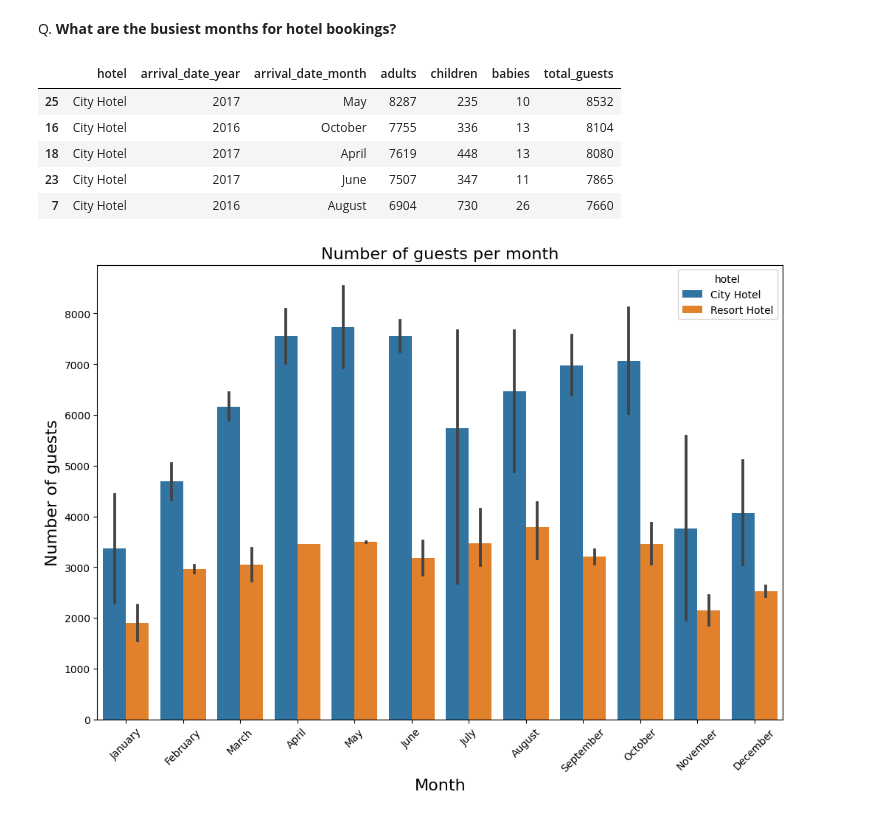
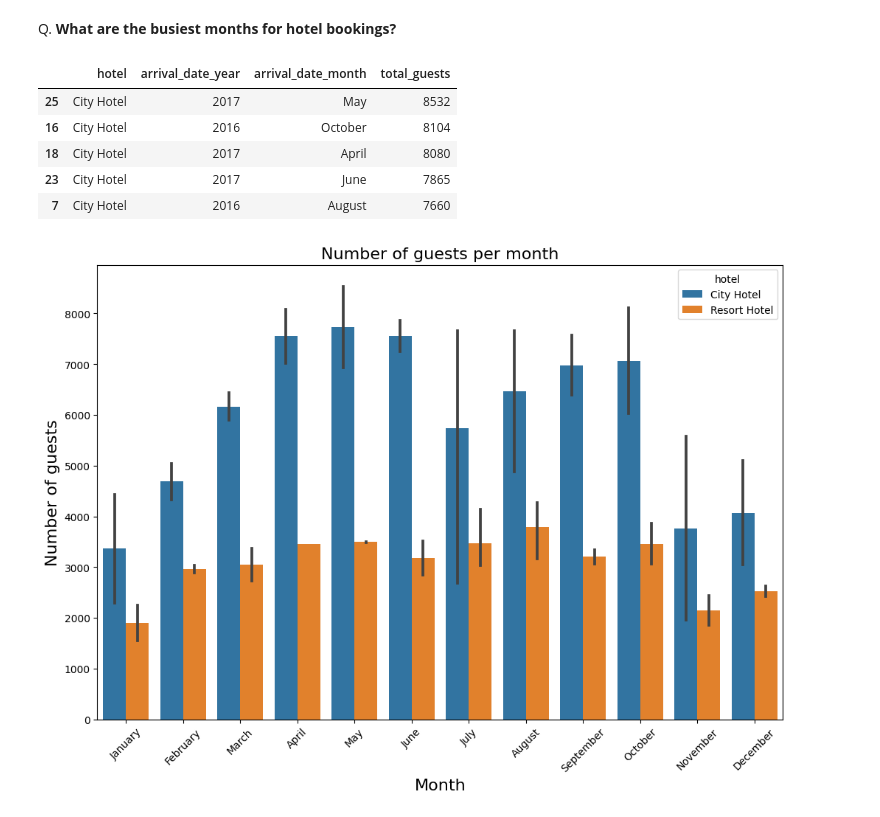
Before and after one commit to Chirag529/Hotel_EDA, a Jupyter notebook: main.ipynb, the cells around one changed output. Saved outputs shown, nothing was run; the diff lists cells and outputs as text; code cells hidden in the pictures.

Commit message:
busiest month for hotel booking code

```diff
--- a/main.ipynb
+++ b/main.ipynb
@@ -499,32 +499,31 @@ plt.show()
 As we can observe, Couple (or 2 adults) is the most popular accommodation type.
 # %% [markdown]
 Q. **What are the busiest months for hotel bookings?**
-# %%
-# Let's find out the busiest month for hotel and also find out the number of guests in each month
-# Create a new dataframe with the required columns
-guests_per_month = df[['hotel', 'arrival_date_month',
-                       'arrival_date_year', 'adults', 'children', 'babies']].copy()
-
-# Create a new column for total guests
-guests_per_month['total_guests'] = guests_per_month['adults'] + \
-    guests_per_month['children'] + guests_per_month['babies']
-
-# Group by hotel and arrival date month and year
-guests_per_month = guests_per_month.groupby(
-    ['hotel', 'arrival_date_year', 'arrival_date_month']).sum().reset_index()
-
-
-# Let's arrange them in ascending order of total guests
-guests_per_month = guests_per_month.sort_values(
-    'total_guests', ascending=False)
-guests_per_month.head(5)
-# %% [output]
-|  | hotel | arrival_date_year | arrival_date_month | adults | children | babies | total_guests |
-| 25 | City Hotel | 2017 | May | 8287 | 235 | 10 | 8532 |
-| 16 | City Hotel | 2016 | October | 7755 | 336 | 13 | 8104 |
-| 18 | City Hotel | 2017 | April | 7619 | 448 | 13 | 8080 |
-| 23 | City Hotel | 2017 | June | 7507 | 347 | 11 | 7865 |
-| 7 | City Hotel | 2016 | August | 6904 | 730 | 26 | 7660 |
+# %%
+# Calculate the number of guests per month for each hotel
+guests_per_month_df = df[['hotel', 'arrival_date_month',
+                          'arrival_date_year', 'adults', 'children', 'babies']].copy()
+
+# Calculate the total number of guests for each booking
+guests_per_month_df['total_guests'] = guests_per_month_df['adults'] + \
+    guests_per_month_df['children'] + guests_per_month_df['babies']
+
+# Group the data by hotel, arrival year, and month, and sum the total guests
+guests_per_month = guests_per_month_df.groupby(
+    ['hotel', 'arrival_date_year', 'arrival_date_month'])['total_guests'].sum().reset_index()
+
+# Sort the data to find the busiest months
+busiest_months = guests_per_month.sort_values('total_guests', ascending=False)
+
+# Display the top 5 busiest months for hotels
+busiest_months.head(5)
+# %% [output]
+|  | hotel | arrival_date_year | arrival_date_month | total_guests |
+| 25 | City Hotel | 2017 | May | 8532 |
+| 16 | City Hotel | 2016 | October | 8104 |
+| 18 | City Hotel | 2017 | April | 8080 |
+| 23 | City Hotel | 2017 | June | 7865 |
+| 7 | City Hotel | 2016 | August | 7660 |
 # %%
 # Create a list of month names in chronological order
 months_in_order = [
```
Also changed, not shown: parts of 1 cell of this notebook.
